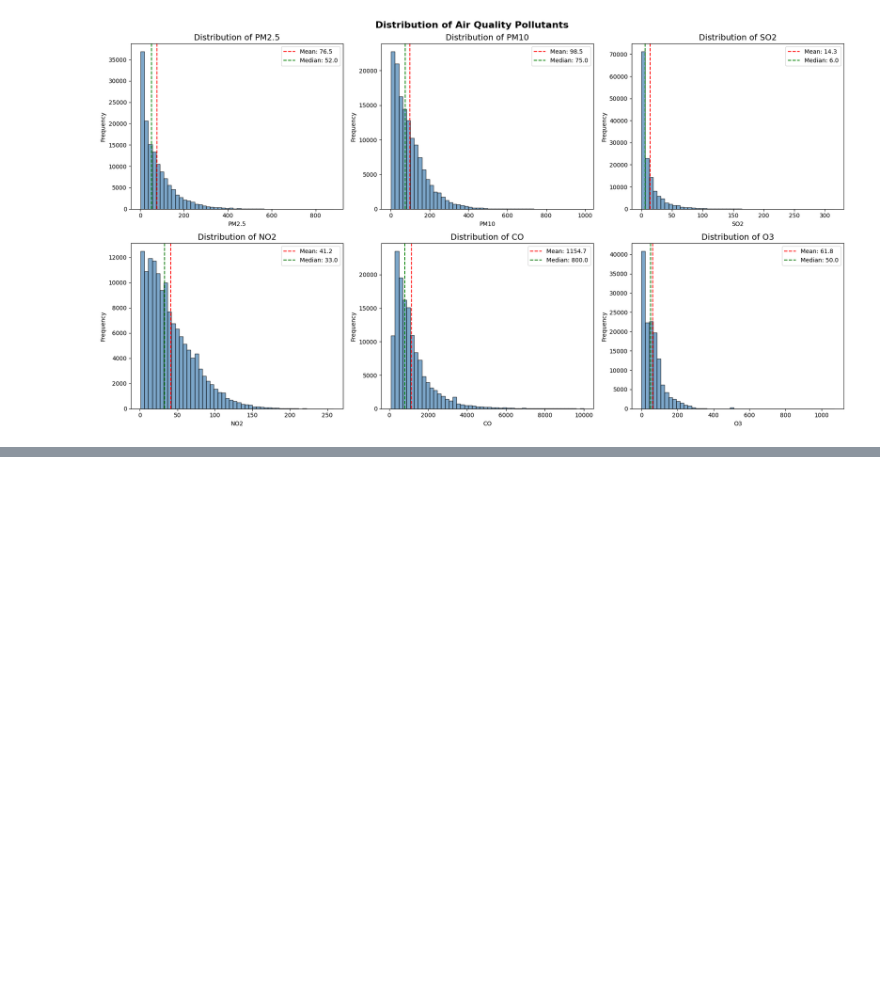
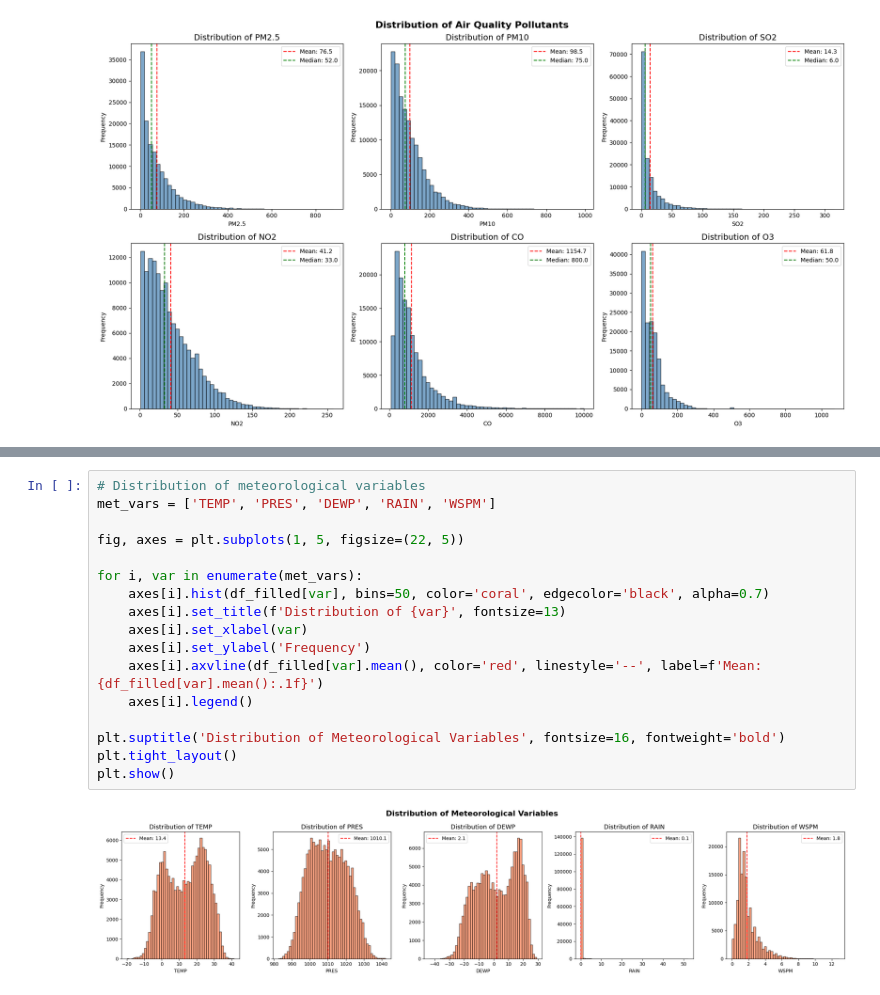
Before and after one commit to Ayomide-baga/CMP7005-PRAC1, a Jupyter notebook: CMP7005_PRAC1.ipynb, the cells around one changed output, grey strips where cells are left out. Cells and saved outputs as stored; diff of their text form; blank space fills up the shorter version.

Commit message:
Preprocessed data saved. Added univariate analysis of pollutant and meteorological distributions.

```diff
--- a/CMP7005_PRAC1.ipynb
+++ b/CMP7005_PRAC1.ipynb
@@ -1000,0 +1025,19 @@ plt.show()
+# %%
+# Distribution of meteorological variables
+met_vars = ['TEMP', 'PRES', 'DEWP', 'RAIN', 'WSPM']
+
+fig, axes = plt.subplots(1, 5, figsize=(22, 5))
+
+for i, var in enumerate(met_vars):
+    axes[i].hist(df_filled[var], bins=50, color='coral', edgecolor='black', alpha=0.7)
+    axes[i].set_title(f'Distribution of {var}', fontsize=13)
+    axes[i].set_xlabel(var)
+    axes[i].set_ylabel('Frequency')
+    axes[i].axvline(df_filled[var].mean(), color='red', linestyle='--', label=f'Mean: {df_filled[var].mean():.1f}')
+    axes[i].legend()
+
+plt.suptitle('Distribution of Meteorological Variables', fontsize=16, fontweight='bold')
+plt.tight_layout()
+plt.show()
+# %% [output]
+[figure, added]
```
Also changed, not shown: parts of 7 cells of this notebook.
